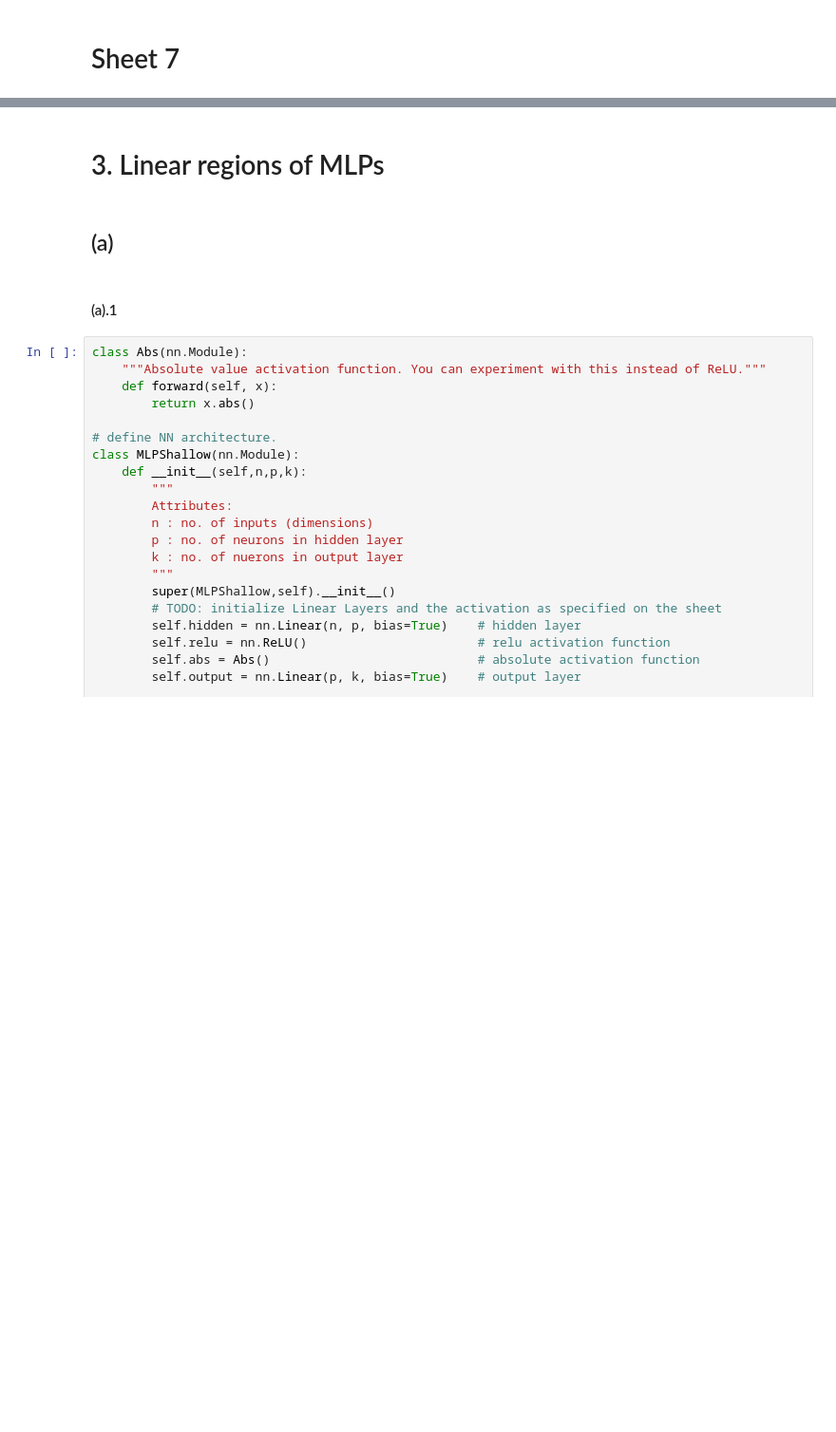
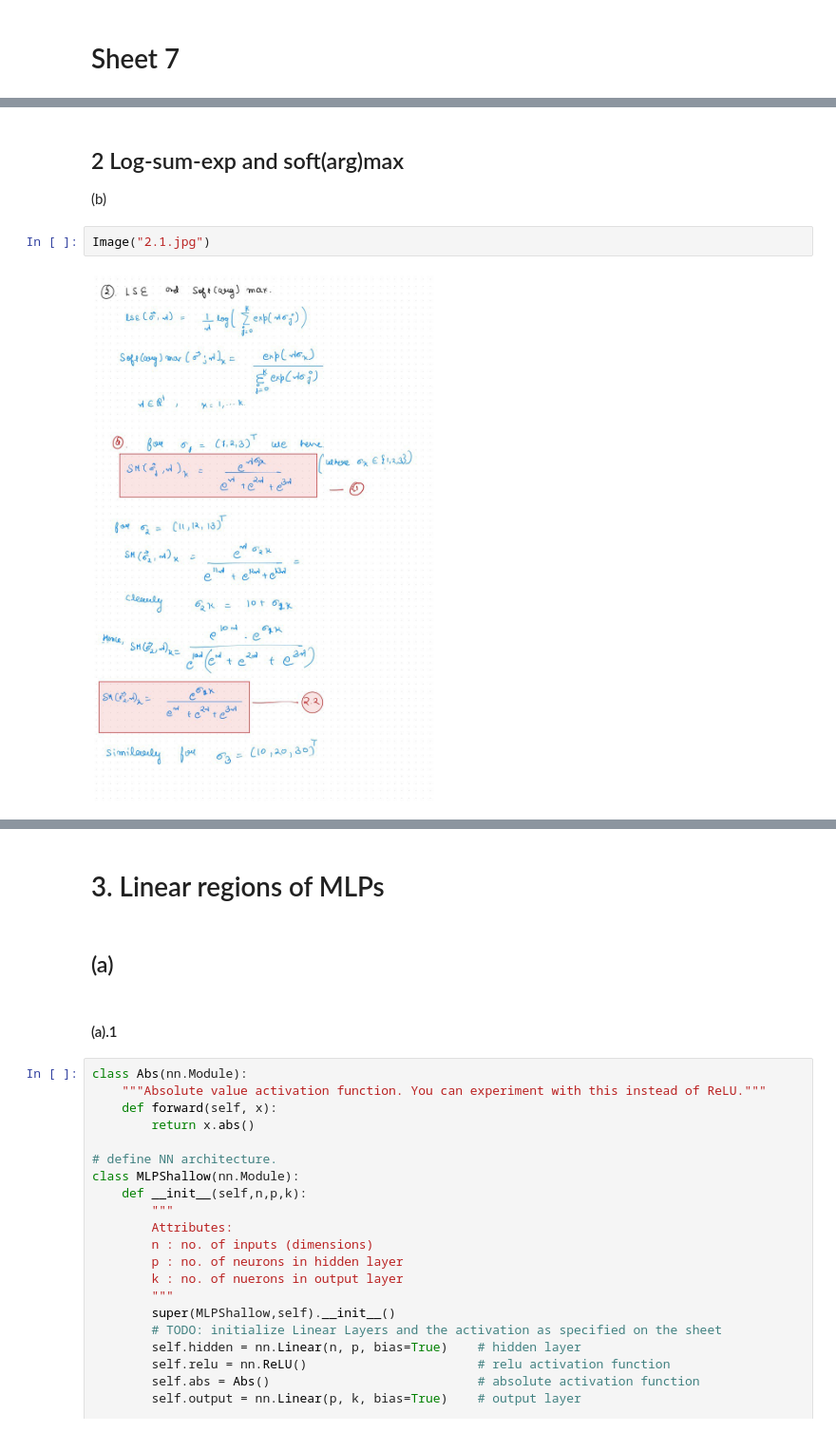
Before and after one commit to Bhavesh012/mlph_group_work, a Jupyter notebook: Sols/Ex7/sheet07_main.ipynb, the cells around one changed output, grey strips where cells are left out. Shown at 95% size. Drawn from its saved outputs; the diff is of its cells as text; blank space fills up the shorter version.

```diff
--- a/Sols/Ex7/sheet07_bhavesh.ipynb
+++ b/Sols/Ex7/sheet07_main.ipynb
@@ -11,0 +17,7 @@ plt.rc('mathtext', fontset='stix')
+# %% [markdown]
+## 2 Log-sum-exp and soft(arg)max
+(b)
+# %%
+Image("2.1.jpg")
+# %% [output]
+[figure, added]
```
Also changed, not shown: parts of 7 cells of this notebook, 1 other file.
